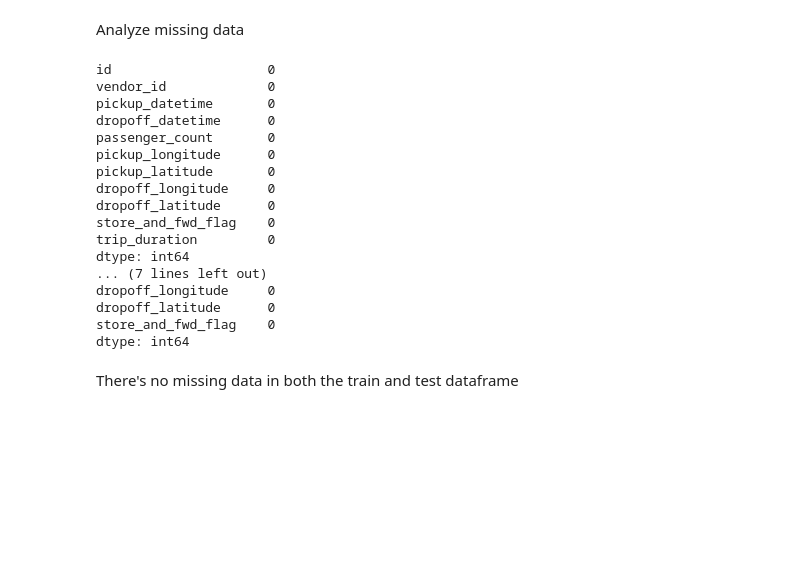
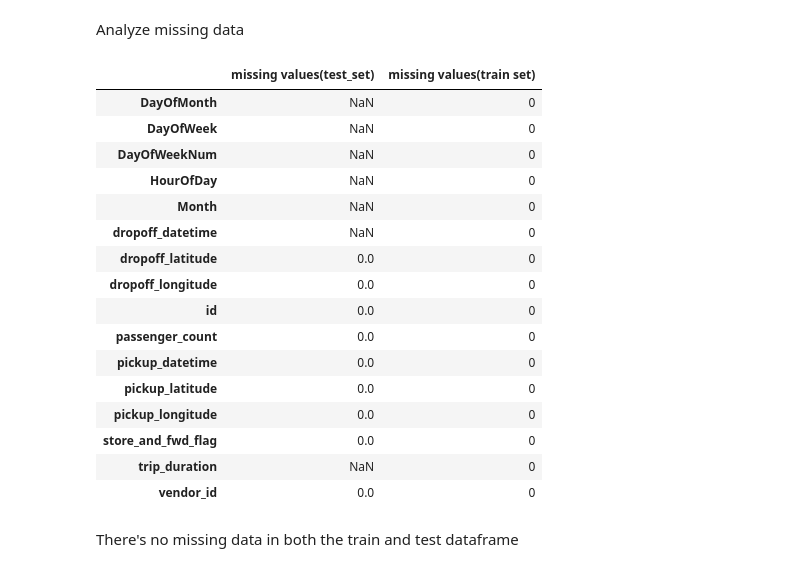
Before and after one commit to MelanVijayaratnam/Kaggle-nb, a Jupyter notebook: Taxi/Taxi.ipynb, the cells around one changed output. Drawn from its saved outputs; the diff is of its cells as text; code cells hidden in the pictures; blank space fills up the shorter version.

Commit message:
Render some output to DataFrame

```diff
--- a/Taxi/Taxi.ipynb
+++ b/Taxi/Taxi.ipynb
@@ -69,26 +69,29 @@ dtype: object
 # %% [markdown]
 Analyze missing data
 # %%
-print(train_df.isnull().sum(), "\n")
-print(test_df.isnull().sum())
+# print(train_df.isnull().sum(), "\n")
+# print(test_df.isnull().sum())
+
+pd.DataFrame( {'missing values(train set)': train_df.isnull().sum(),
+              'missing values(test_set)' : test_df.isnull().sum() } )
 # %% [output]
-id                    0
-vendor_id             0
-pickup_datetime       0
-dropoff_datetime      0
-passenger_count       0
-pickup_longitude      0
-pickup_latitude       0
-dropoff_longitude     0
-dropoff_latitude      0
-store_and_fwd_flag    0
-trip_duration         0
-dtype: int64
-... (7 lines left out)
-dropoff_longitude     0
-dropoff_latitude      0
-store_and_fwd_flag    0
-dtype: int64
+|  | missing values(test_set) | missing values(train set) |
+| DayOfMonth | NaN | 0 |
+| DayOfWeek | NaN | 0 |
+| DayOfWeekNum | NaN | 0 |
+| HourOfDay | NaN | 0 |
+| Month | NaN | 0 |
+| dropoff_datetime | NaN | 0 |
+| dropoff_latitude | 0.0 | 0 |
+| dropoff_longitude | 0.0 | 0 |
+| id | 0.0 | 0 |
+| passenger_count | 0.0 | 0 |
+| pickup_datetime | 0.0 | 0 |
+| pickup_latitude | 0.0 | 0 |
+| pickup_longitude | 0.0 | 0 |
+| store_and_fwd_flag | 0.0 | 0 |
+| trip_duration | NaN | 0 |
+| vendor_id | 0.0 | 0 |
 # %% [markdown]
 There's no missing data in both the train and test dataframe
 # %% [markdown]
```
Also changed, not shown: parts of 5 cells of this notebook.
